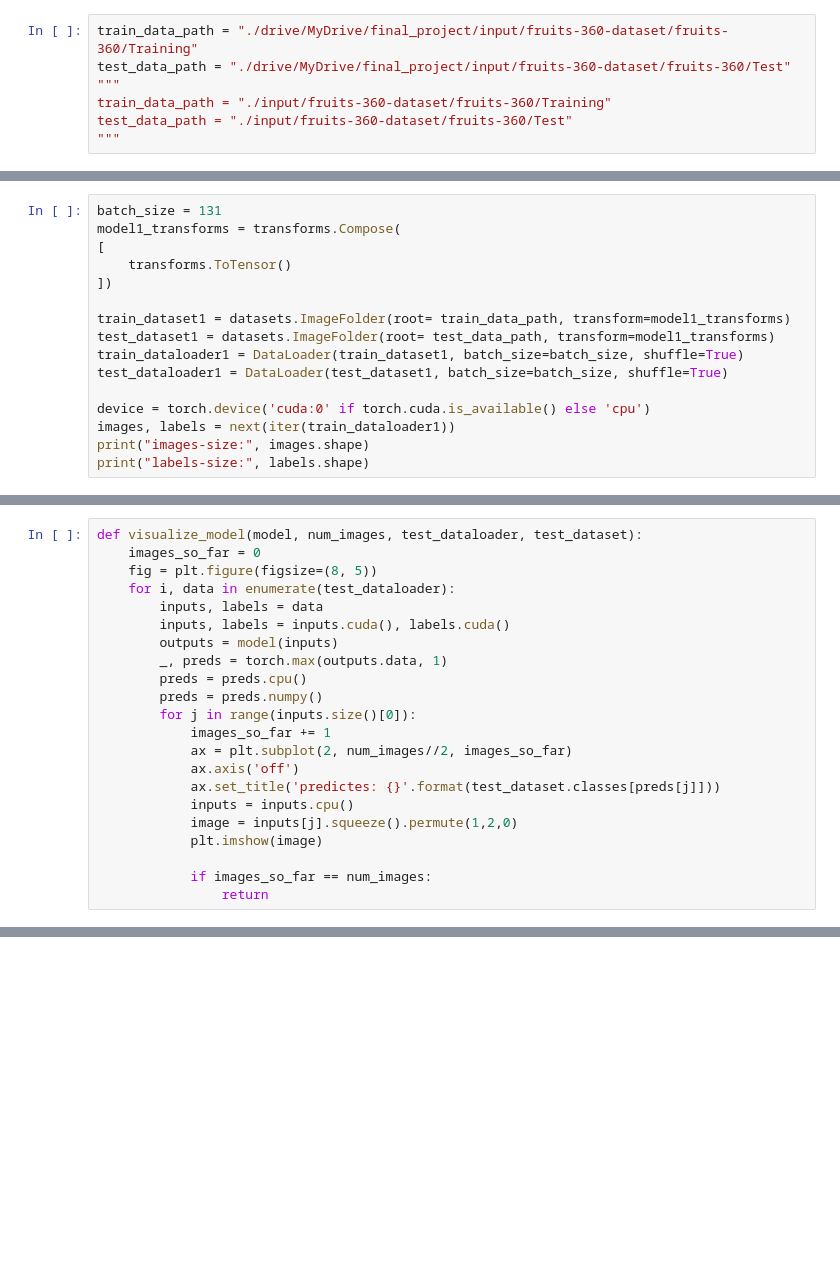
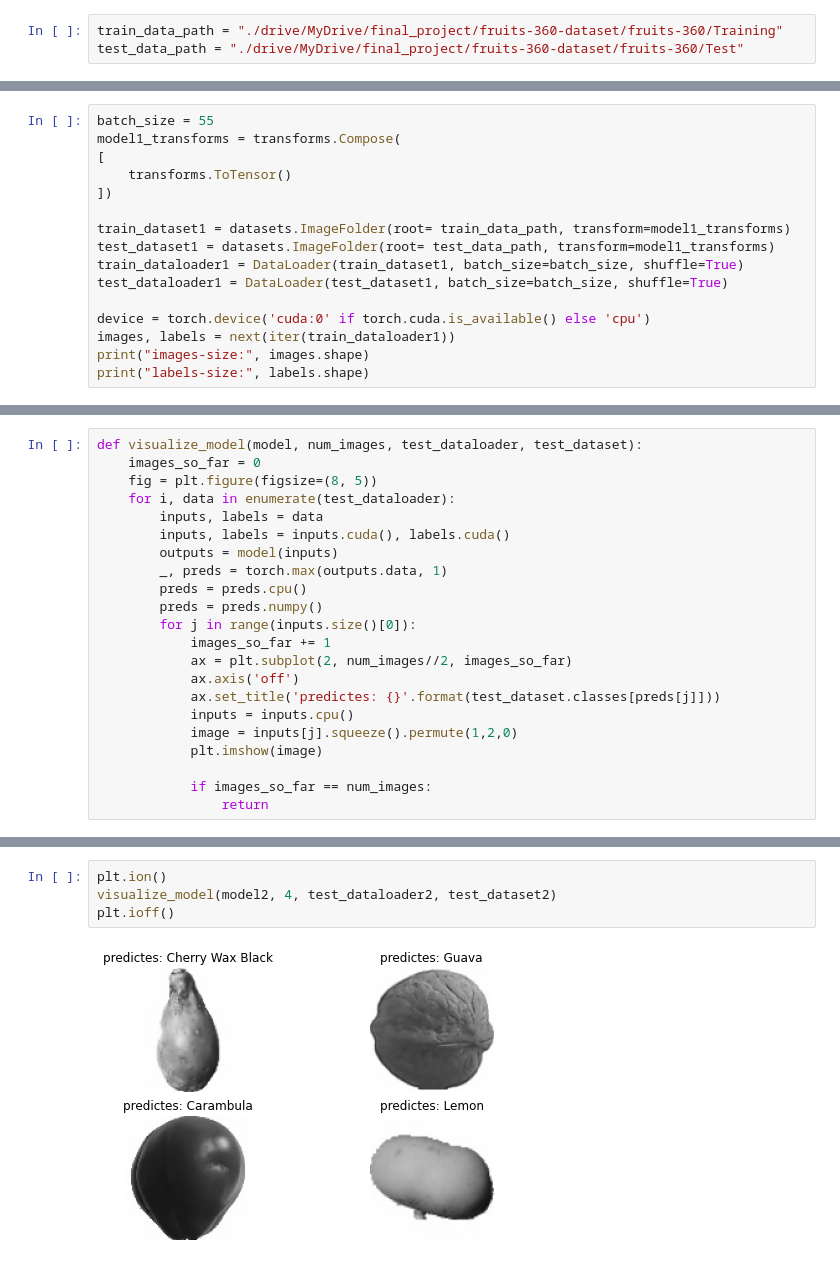
Before and after one commit to hadar424/Final_Project_In_Course_896874, a Jupyter notebook: my_final_project.ipynb, the cells around one changed output, grey strips where cells are left out. Cells and saved outputs as stored; diff of their text form; blank space fills up the shorter version.

```diff
--- a/my_final_project.ipynb
+++ b/my_final_project.ipynb
@@ -30,7 +33,3 @@ Mounted at /content/drive
 # %%
-train_data_path = "./drive/MyDrive/final_project/input/fruits-360-dataset/fruits-360/Training"
-test_data_path = "./drive/MyDrive/final_project/input/fruits-360-dataset/fruits-360/Test"
-"""
-train_data_path = "./input/fruits-360-dataset/fruits-360/Training"
-test_data_path = "./input/fruits-360-dataset/fruits-360/Test"
-"""
+train_data_path = "./drive/MyDrive/final_project/fruits-360-dataset/fruits-360/Training"
+test_data_path = "./drive/MyDrive/final_project/fruits-360-dataset/fruits-360/Test"
@@ -39,5 +36,5 @@ test_data_path = "./input/fruits-360-dataset/fruits-360/Test"
 # %%
-batch_size = 131
+batch_size = 55
 model1_transforms = transforms.Compose(
 [
     transforms.ToTensor()
@@ -160,0 +223,6 @@ plt.ioff()
+# %%
+plt.ion()
+visualize_model(model2, 4, test_dataloader2, test_dataset2)
+plt.ioff()
+# %% [output]
+[figure, added]
```
Also changed, not shown: parts of 14 cells of this notebook.
